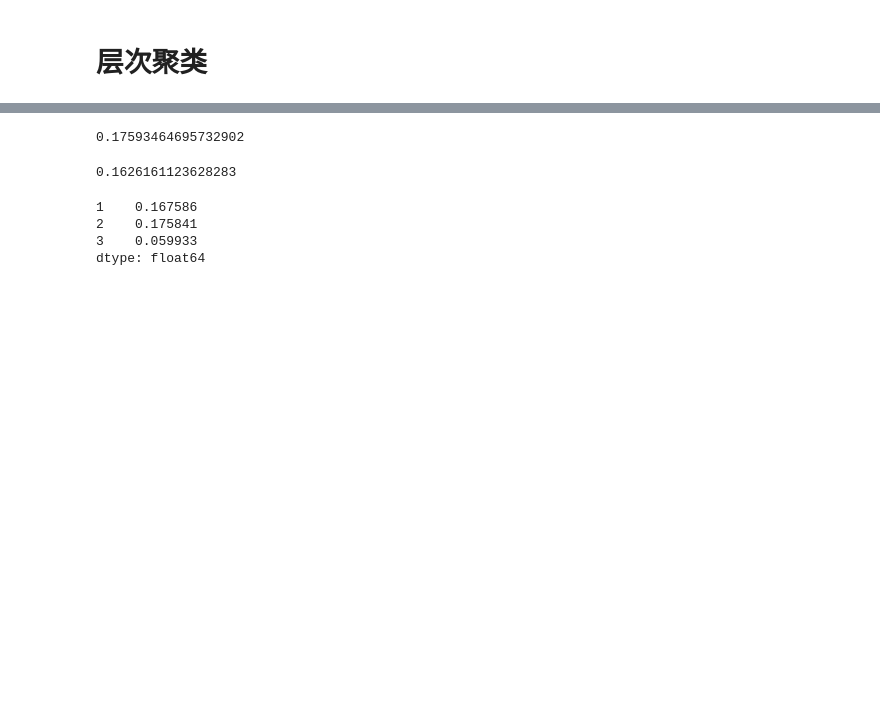
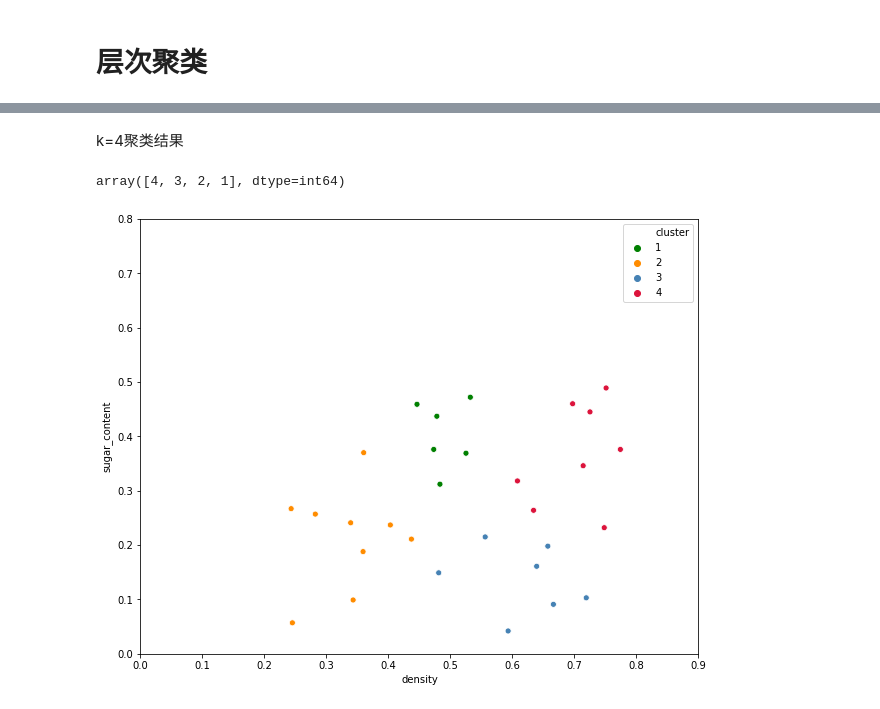
Before and after one commit to chenqumi/MLA, a Jupyter notebook: clustering/clustering.ipynb, the cells around one changed output, grey strips where cells are left out. Drawn from its saved outputs; the diff is of its cells as text; code cells hidden in the pictures; blank space fills up the shorter version.

Commit message:
density, hierarchical

```diff
--- a/clustering/clustering.ipynb
+++ b/clustering/clustering.ipynb
@@ -563,15 +348,21 @@ def haus_dist(c1, c2, method="mean"):
-# %%
-haus_dist(mat, mat2, method="min")
-# %% [output]
-0.17593464695732902
-# %%
-haus_dist(vec, mat, method="min")
-# %% [output]
-0.1626161123628283
-# %%
-mk_dist(vec, mat, ax=1)
-# %% [output]
-1    0.167586
-2    0.175841
-3    0.059933
-dtype: float64
+# %% [markdown]
+k=4聚类结果
+# %%
+cluster_labels_hier = agnes(watermelon4, 4, haus="max")
+df_agnes = watermelon4.copy()
+df_agnes["cluster"] = cluster_labels_hier
+cluster_labels_hier.unique()
+# %% [output]
+array([4, 3, 2, 1], dtype=int64)
+# %%
+plt.figure(figsize=(10, 8))
+
+colors = {
+    4: "#DC143C", 3: "#4682B4", 2: "#FF8C00", 1: "green"
+}
+sns.scatterplot(x="density", y="sugar_content", hue="cluster", data=df_agnes, palette=colors, sizes=20)
+plt.xlim([0, 0.9])
+plt.ylim([0, 0.8])
+plt.show()
+# %% [output]
+[figure, added]
```
Also changed, not shown: parts of 39 cells of this notebook, 1 other file.
